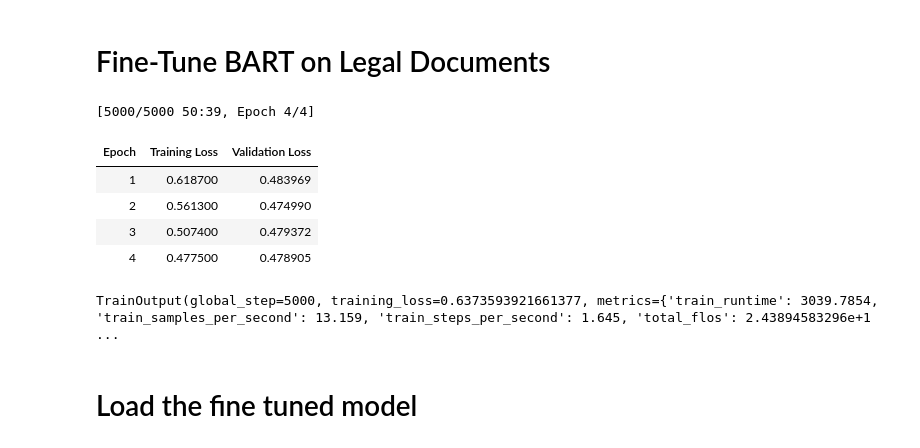
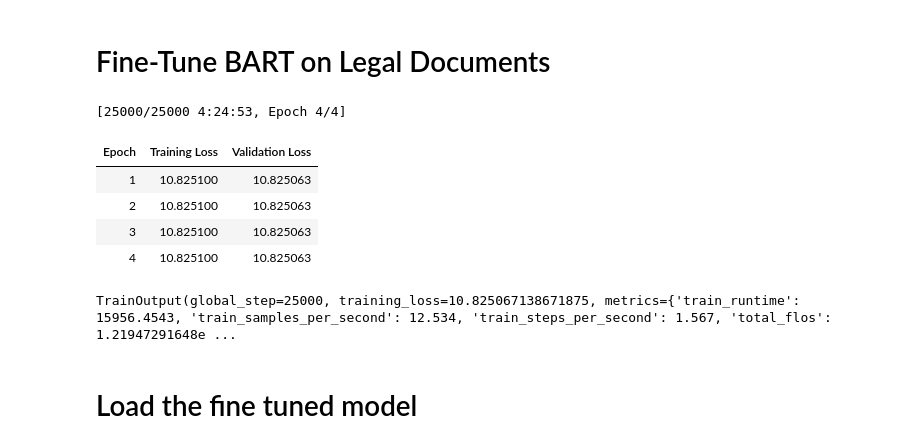
Before and after one commit to Student9876/legal_text_summarizer, a Jupyter notebook: main_bart.ipynb, the cells around one changed output. Cells and saved outputs as stored; diff of their text form; code cells hidden in the pictures.

```diff
--- a/main_bart.ipynb
+++ b/main_bart.ipynb
@@ -107,9 +107,9 @@ DatasetDict({
 # %% [markdown]
 # Extract legal texts and their summaries
 # %%
-dataset["train"] = dataset["train"].select(range(20000))  # Use 100 samples for training
-dataset["validation"] = dataset["validation"].select(range(1000))  # 20 for validation
-dataset["test"] = dataset["test"].select(range(1000))  # 20 for testing
+dataset["train"] = dataset["train"].select(range(50000))  # Use 100 samples for training
+dataset["validation"] = dataset["validation"].select(range(10000))  # 20 for validation
+dataset["test"] = dataset["test"].select(range(10000))  # 20 for testing
 
 print(dataset)
 # %% [output]
@@ -203,7 +203,7 @@ tokenized_dataset = dataset.map(
 
 # Training Arguments Optimized for Your Setup
 training_args = Seq2SeqTrainingArguments(
-    output_dir="./bart_legal_summarizer",
+    output_dir="./bart_legal_summarizer_2",
     evaluation_strategy="epoch",
     save_strategy="epoch",
     per_device_train_batch_size=8,
@@ -218,7 +218,7 @@ training_args = Seq2SeqTrainingArguments(
     optim="adamw_bnb_8bit",
     gradient_checkpointing=True,
     dataloader_pin_memory=True,
-    dataloader_num_workers=0,
+    dataloader_num_workers=8,
     logging_steps=50,
     save_total_limit=2,
     predict_with_generate=True,
@@ -235,39 +235,39 @@ data_collator = DataCollatorForSeq2Seq(
 # Enable Flash Attention & Memory-Efficient Training
 torch.backends.cuda.enable_flash_sdp(True)
 torch.backends.cuda.enable_mem_efficient_sdp(True)
 torch.backends.cudnn.benchmark = True
 torch.backends.cudnn.deterministic = False
 torch.cuda.empty_cache()
 
 # Optionally, create a custom DataLoader for training if you want to experiment with prefetch_factor
 train_dataloader = DataLoader(
     tokenized_dataset["train"],
     batch_size=training_args.per_device_train_batch_size,
     num_workers=12,
     prefetch_factor=4,
     pin_memory=True,
     collate_fn=data_collator  # Use the data collator for dynamic padding
 )
 # Create Trainer using the custom DataLoader for training (if needed)
 trainer = Seq2SeqTrainer(
     model=model,
     args=training_args,
     train_dataset=tokenized_dataset["train"],
     eval_dataset=tokenized_dataset["validation"],
     data_collator=data_collator,
     tokenizer=tokenizer
 )
 
 # Start Training
 trainer.train()
 # %% [output]
-[5000/5000 50:39, Epoch 4/4]
+[25000/25000 4:24:53, Epoch 4/4]
 | Epoch | Training Loss | Validation Loss |
-| 1 | 0.618700 | 0.483969 |
-| 2 | 0.561300 | 0.474990 |
-| 3 | 0.507400 | 0.479372 |
-| 4 | 0.477500 | 0.478905 |
+| 1 | 10.825100 | 10.825063 |
+| 2 | 10.825100 | 10.825063 |
+| 3 | 10.825100 | 10.825063 |
+| 4 | 10.825100 | 10.825063 |
-TrainOutput(global_step=5000, training_loss=0.6373593921661377, metrics={'train_runtime': 3039.7854, 'train_samples_per_second': 13.159, 'train_steps_per_second': 1.645, 'total_flos': 2.43894583296e+1 ...
+TrainOutput(global_step=25000, training_loss=10.825067138671875, metrics={'train_runtime': 15956.4543, 'train_samples_per_second': 12.534, 'train_steps_per_second': 1.567, 'total_flos': 1.21947291648e ...
 # %% [markdown]
 # Load the fine tuned model
 # %%
```
Also changed, not shown: parts of 8 cells of this notebook, 2 other files.
